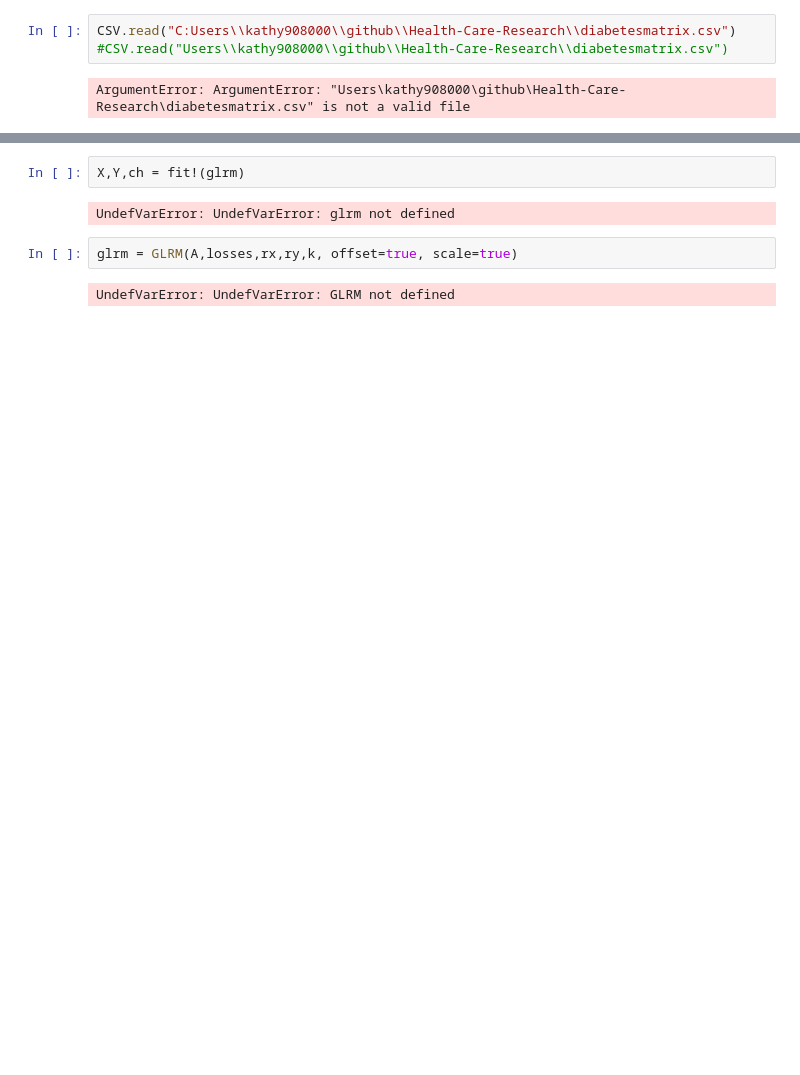
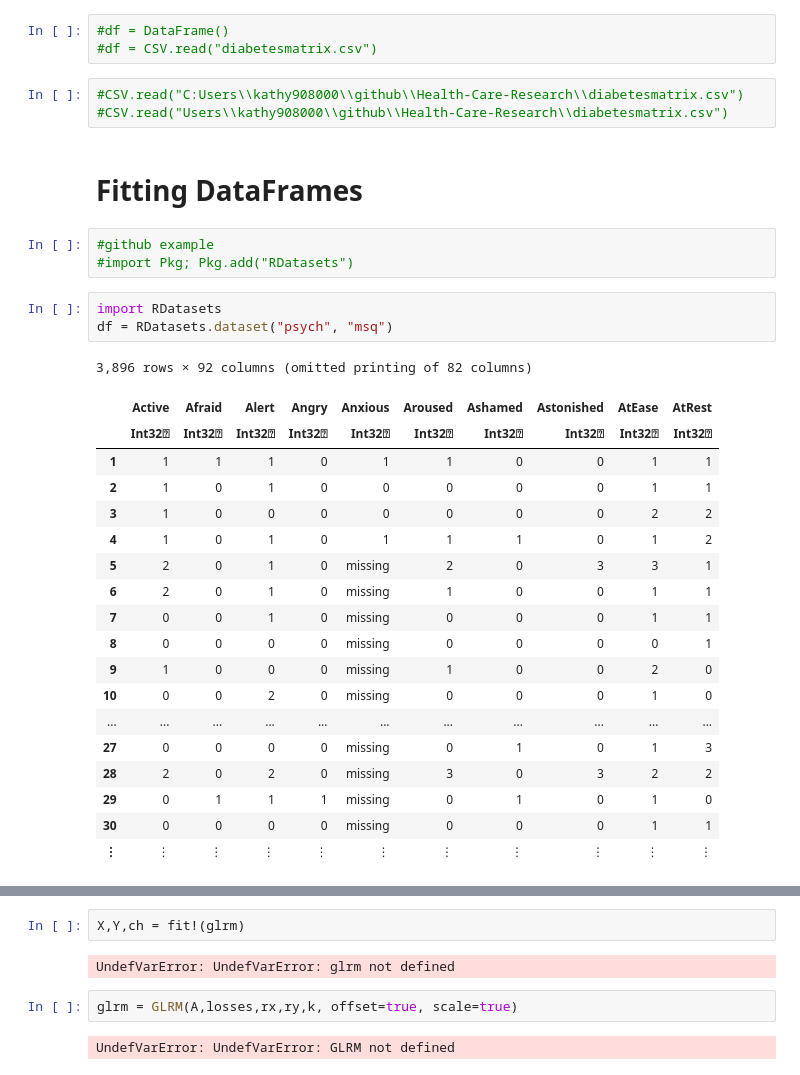
Before and after one commit to kathy908000/Health-Care-Research, a Jupyter notebook: GLRMjulia.ipynb, the cells around one changed output, grey strips where cells are left out. Saved outputs shown, nothing was run; the diff lists cells and outputs as text; blank space fills up the shorter version.

```diff
--- a/GLRMjulia.ipynb
+++ b/GLRMjulia.ipynb
@@ -13,5 +35,34 @@ Closest candidates are:
+# %%
+#df = DataFrame()
+#df = CSV.read("diabetesmatrix.csv")
 # %%
-CSV.read("C:Users\\kathy908000\\github\\Health-Care-Research\\diabetesmatrix.csv")
+#CSV.read("C:Users\\kathy908000\\github\\Health-Care-Research\\diabetesmatrix.csv")
 #CSV.read("Users\\kathy908000\\github\\Health-Care-Research\\diabetesmatrix.csv")
-# %% [output]
-ArgumentError: ArgumentError: "Users\kathy908000\github\Health-Care-Research\diabetesmatrix.csv" is not a valid file
+# %% [markdown]
+# Fitting DataFrames
+# %%
+#github example
+#import Pkg; Pkg.add("RDatasets")
+# %%
+import RDatasets
+df = RDatasets.dataset("psych", "msq")
+# %% [output]
+3,896 rows × 92 columns (omitted printing of 82 columns)
+|  | Active | Afraid | Alert | Angry | Anxious | Aroused | Ashamed | Astonished | AtEase | AtRest |
+|  | Int32⍰ | Int32⍰ | Int32⍰ | Int32⍰ | Int32⍰ | Int32⍰ | Int32⍰ | Int32⍰ | Int32⍰ | Int32⍰ |
+| 1 | 1 | 1 | 1 | 0 | 1 | 1 | 0 | 0 | 1 | 1 |
+| 2 | 1 | 0 | 1 | 0 | 0 | 0 | 0 | 0 | 1 | 1 |
+| 3 | 1 | 0 | 0 | 0 | 0 | 0 | 0 | 0 | 2 | 2 |
+| 4 | 1 | 0 | 1 | 0 | 1 | 1 | 1 | 0 | 1 | 2 |
+| 5 | 2 | 0 | 1 | 0 | missing | 2 | 0 | 3 | 3 | 1 |
+| 6 | 2 | 0 | 1 | 0 | missing | 1 | 0 | 0 | 1 | 1 |
+| 7 | 0 | 0 | 1 | 0 | missing | 0 | 0 | 0 | 1 | 1 |
+| 8 | 0 | 0 | 0 | 0 | missing | 0 | 0 | 0 | 0 | 1 |
+| 9 | 1 | 0 | 0 | 0 | missing | 1 | 0 | 0 | 2 | 0 |
+| 10 | 0 | 0 | 2 | 0 | missing | 0 | 0 | 0 | 1 | 0 |
+| ... | ... | ... | ... | ... | ... | ... | ... | ... | ... | ... |
+| 27 | 0 | 0 | 0 | 0 | missing | 0 | 1 | 0 | 1 | 3 |
+| 28 | 2 | 0 | 2 | 0 | missing | 3 | 0 | 3 | 2 | 2 |
+| 29 | 0 | 1 | 1 | 1 | missing | 0 | 1 | 0 | 1 | 0 |
+| 30 | 0 | 0 | 0 | 0 | missing | 0 | 0 | 0 | 1 | 1 |
+| ⋮ | ⋮ | ⋮ | ⋮ | ⋮ | ⋮ | ⋮ | ⋮ | ⋮ | ⋮ | ⋮ |
```
Also changed, not shown: parts of 21 cells of this notebook.
